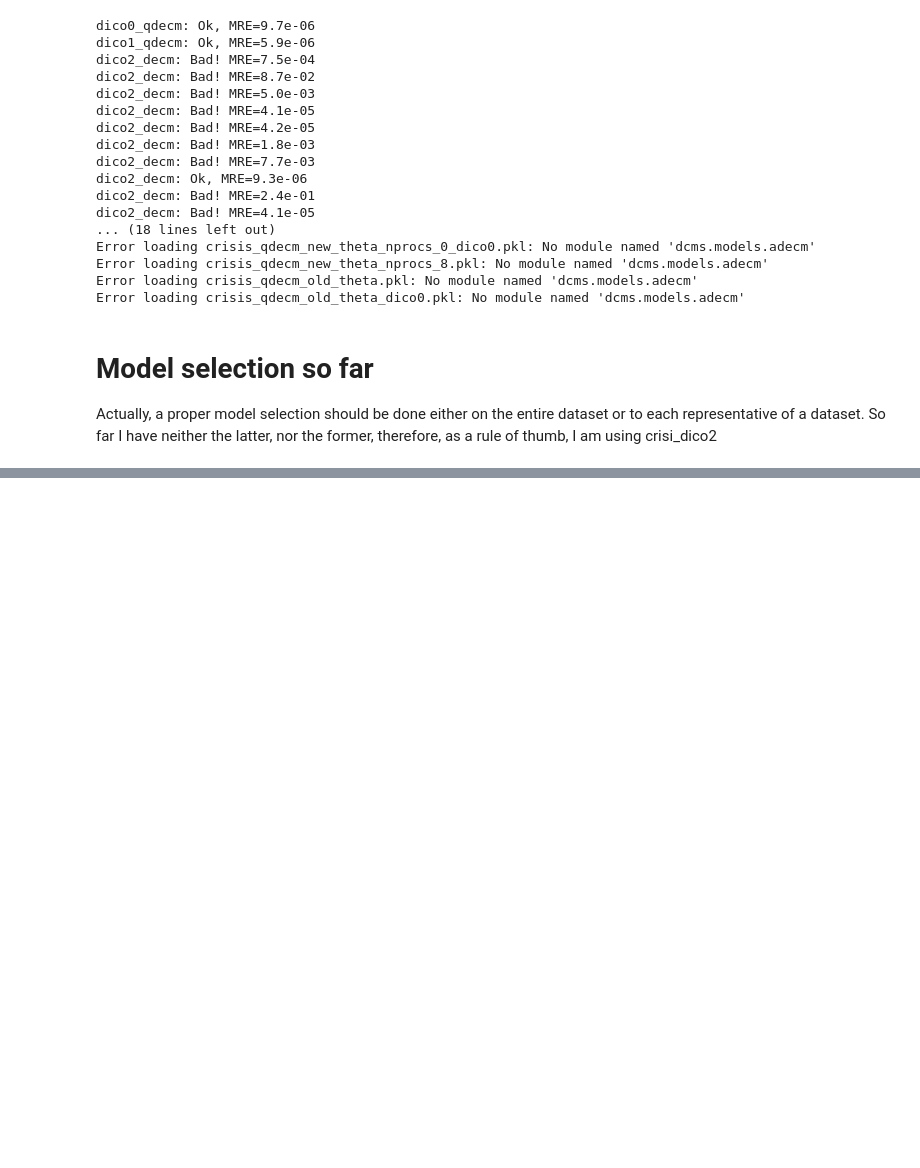
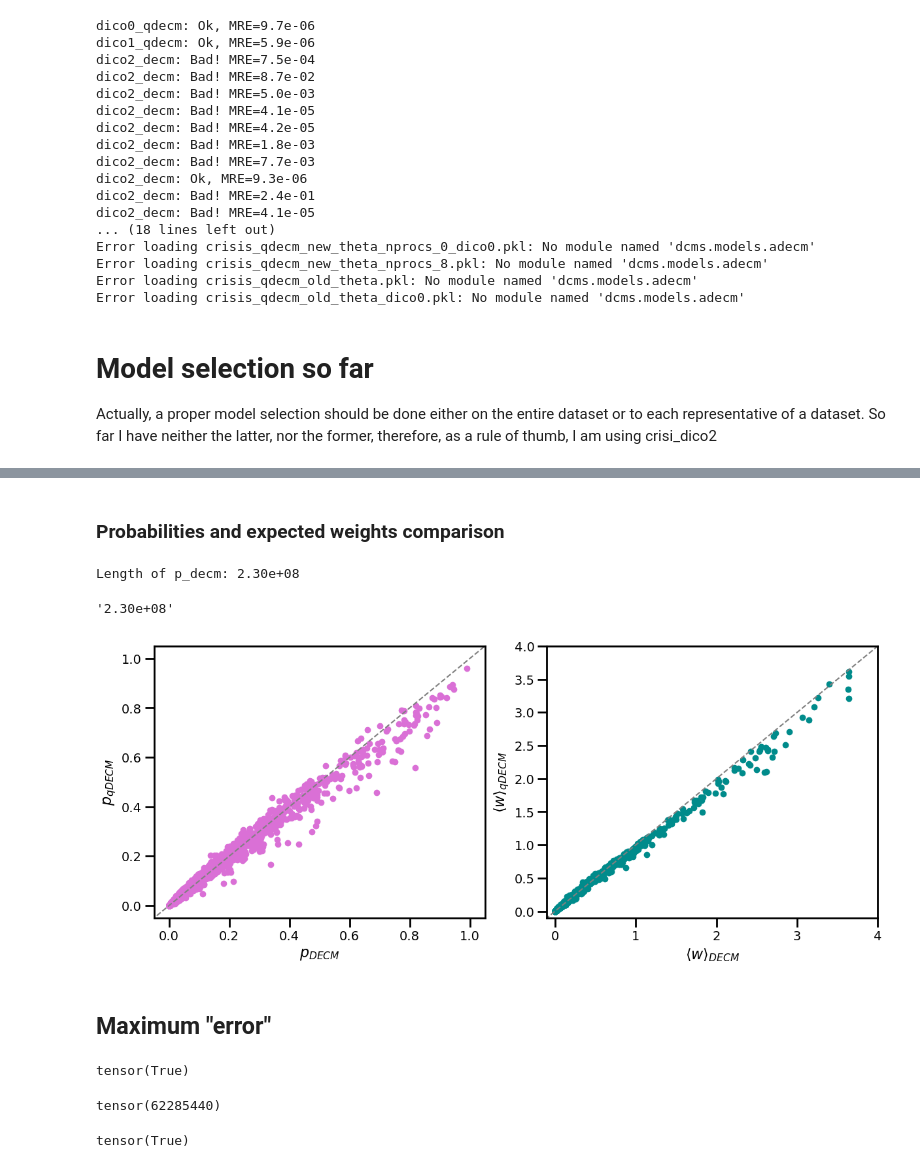
Before and after one commit to fabiosaracco/bowtie2, a Jupyter notebook: 2_0_model_selection.ipynb, the cells around one changed output, grey strips where cells are left out. Cells and saved outputs as stored; diff of their text form; code cells hidden in the pictures; blank space fills up the shorter version.

```diff
--- a/2_0_model_selection.ipynb
+++ b/2_0_model_selection.ipynb
@@ -324,0 +392,2 @@ for file in crisis_files:
+# %% [markdown]
+### Probabilities and expected weights comparison
@@ -324,0 +399,43 @@ for file in crisis_files:
+# %%
+# probability matrices
+p_decm=crisi_dico2_sols['decm'].pij_matrix(crisi_dico2_sols['decm'].sol.theta).flatten()
+p_qdecm=crisi_dico2_sols['qdecm'].pij_matrix(crisi_dico2_sols['qdecm'].sol.theta[:l_theta//2]).flatten()
+# %%
+# weight matrices
+w_decm=crisi_dico2_sols['decm'].wij_matrix(crisi_dico2_sols['decm'].sol.theta).flatten()
+w_qdecm=crisi_dico2_sols['qdecm'].wij_matrix_conditioned(crisi_dico2_sols['qdecm'].sol.theta[:l_theta//2], crisi_dico2_sols['qdecm'].sol.theta[l_theta//2:]).flatten()
+# %%
+len(p_decm), len(p_qdecm), len(w_decm), len(w_qdecm)
+print(f"Length of p_decm: {len(p_decm):.2e}")
+# %% [output]
+Length of p_decm: 2.30e+08
+# %%
+f'{(l_theta//4)**2:.2e}'
+# %% [output]
+'2.30e+08'
+# %%
+sample_size=10**6
+# %%
+selected_points=np.random.choice(np.arange(len(p_decm)), size=sample_size, replace=False)
+# %%
+fig, axs= plt.subplots(1, 2, figsize=(12, 5), constrained_layout=True)
+
+axs[0].scatter(p_decm[selected_points], p_qdecm[selected_points], color=colors[0])
+axs[0].plot([-1,2], [-1,2], '--', color='gray')
+axs[0].set_xlim([-0.05, 1.05])
+axs[0].set_ylim([-0.05, 1.05])
+
+axs[1].scatter(w_decm[selected_points], w_qdecm[selected_points], color=colors[1])
+axs[1].plot([-1,10], [-1,10], '--', color='gray')
+axs[1].set_xlim([-0.1, 4])
+axs[1].set_ylim([-0.1, 4])
+
+
+for i in range(2):
+    axs[i].set_xlabel(labels_decm[i], fontsize=16)
+    axs[i].set_ylabel(labels_qdecm[i], fontsize=16)
+plt.show()
+# %% [output]
+[figure, added]
+# %% [markdown]
+## Maximum "error"
@@ -324,0 +445,12 @@ for file in crisis_files:
+# %%
+torch.all(p_mask==w_mask)
+# %% [output]
+tensor(True)
+# %%
+w_mask.sum()
+# %% [output]
+tensor(62285440)
+# %%
+torch.all(p_qdecm[p_decm==0]==0)
+# %% [output]
+tensor(True)
```
Also changed, not shown: parts of 37 cells of this notebook.
